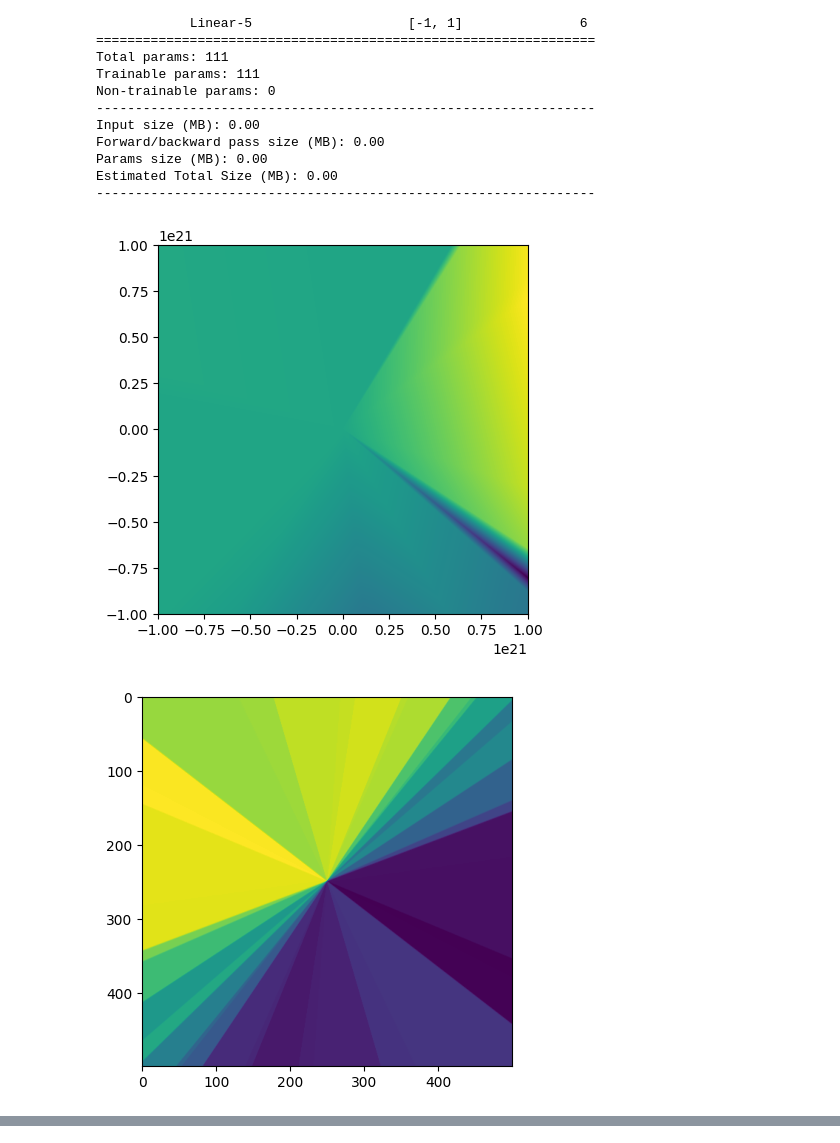
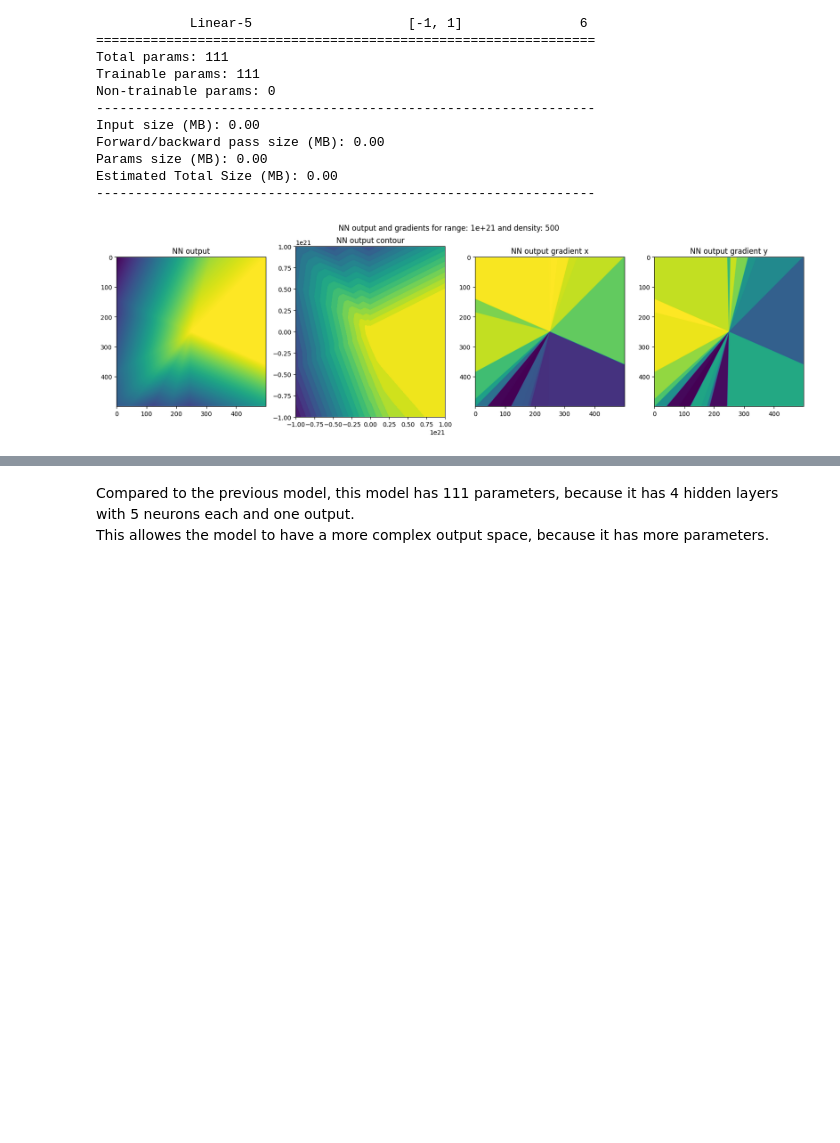
Before and after one commit to bGuenes/mlph2023-Exercises, a Jupyter notebook: sheet03.ipynb, the cells around one changed output, grey strips where cells are left out. Saved outputs shown, nothing was run; the diff lists cells and outputs as text; code cells hidden in the pictures; blank space fills up the shorter version.

Commit message:
comment output

```diff
--- a/sheet03.ipynb
+++ b/sheet03.ipynb
@@ -120,10 +120,30 @@ def print_init(range, density, my_nn):
     xx, yy = np.meshgrid(x, y)
     xy = np.stack((xx.flatten(), yy.flatten()), axis=1)
     xy = torch.from_numpy(xy).float()
+
+    # Compute output
     out = my_nn(xy)
     out = out.detach().numpy().reshape((grid_density,grid_density))
 
-    plt.imshow(out, extent=[limit_1, limit_2, limit_1, limit_2])
+    # Compute gradient
+    grad = np.gradient(out)
+
+    # Plot
+    fig, [ax1, ax2, ax3, ax4] = plt.subplots(1, 4, figsize=(20,5))
+    fig.suptitle("NN output and gradients for range: " + str(range) + " and density: " + str(density))
+
+    ax1.imshow(out)
+    ax1.set_title("NN output")
+
+    ax2.contourf(xx, yy, out, levels=20)
+    ax2.set_title("NN output contour")
+
+    ax3.imshow(grad[0])
+    ax3.set_title("NN output gradient x")
+
+    ax4.imshow(grad[1])
+    ax4.set_title("NN output gradient y")
+
     plt.show()
 
     return out
@@ -199,8 +207,6 @@ Estimated Total Size (MB): 0.00
 # %%
 # TODO: instantiate the model and make the visualizations as requested in the task
 
 out_big = print_init(10e20, 500, my_nn_big)
-plot_grad(out_big)
 # %% [output]
-[figure, old version]
+[figure, new version]
-[figure, removed]
@@ -207,0 +213,3 @@ plot_grad(out_big)
+# %% [markdown]
+Compared to the previous model, this model has 111 parameters, because it has 4 hidden layers with 5 neurons each and one output. <br>
+This allowes the model to have a more complex output space, because it has more parameters. <br>
```
Also changed, not shown: parts of 8 cells of this notebook.
